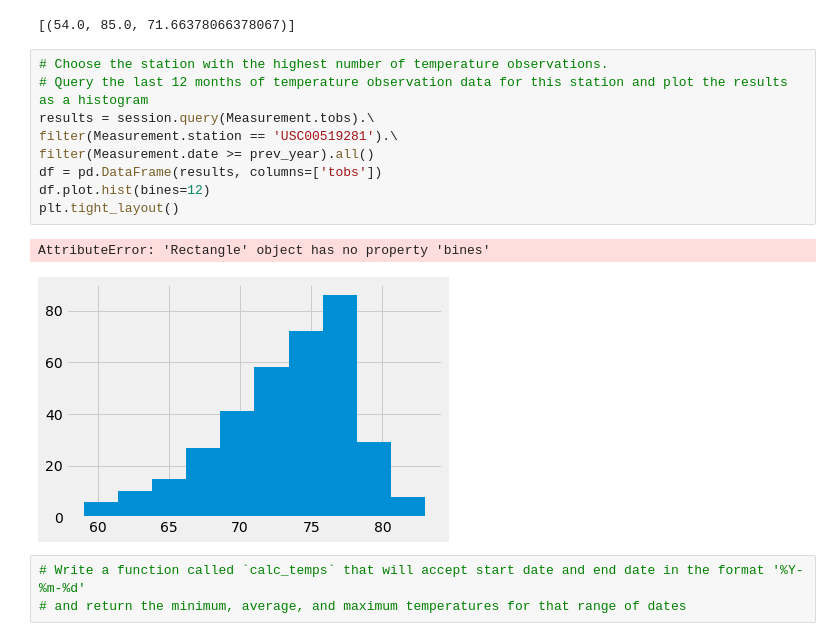
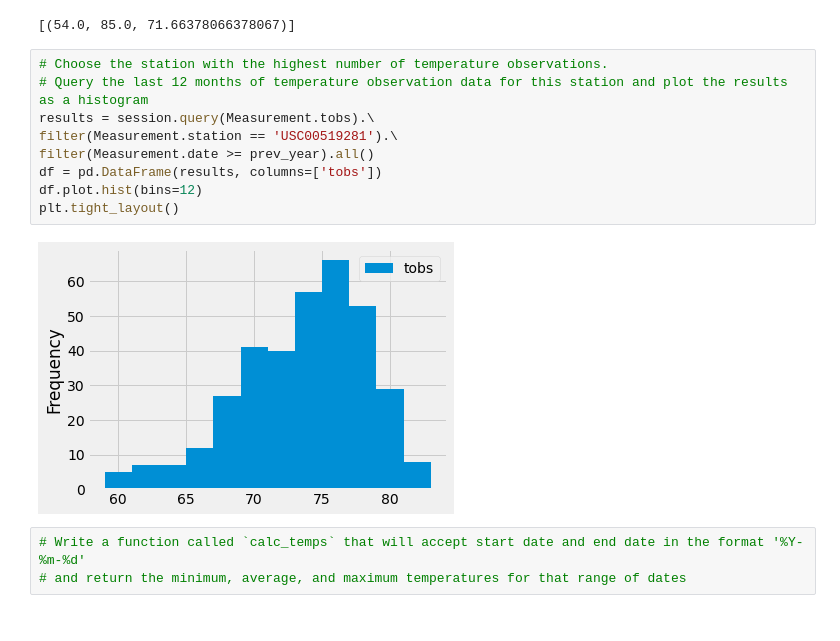
Before and after one commit to bdeluna16/surfs_up, a Jupyter notebook: climate_analysis.ipynb, the cells around one changed output. Drawn from its saved outputs; the diff is of its cells as text.

```diff
--- a/climate_analysis.ipynb
+++ b/climate_analysis.ipynb
@@ -116,15 +116,14 @@ filter(Measurement.station == 'USC00519281').all()
 # %%
 # Choose the station with the highest number of temperature observations.
 # Query the last 12 months of temperature observation data for this station and plot the results as a histogram
 results = session.query(Measurement.tobs).\
 filter(Measurement.station == 'USC00519281').\
 filter(Measurement.date >= prev_year).all()
 df = pd.DataFrame(results, columns=['tobs'])
-df.plot.hist(bines=12)
+df.plot.hist(bins=12)
 plt.tight_layout()
 # %% [output]
-AttributeError: 'Rectangle' object has no property 'bines'
-[figure, old version]
+[figure, new version]
 # %%
 # Write a function called `calc_temps` that will accept start date and end date in the format '%Y-%m-%d'
 # and return the minimum, average, and maximum temperatures for that range of dates
```
